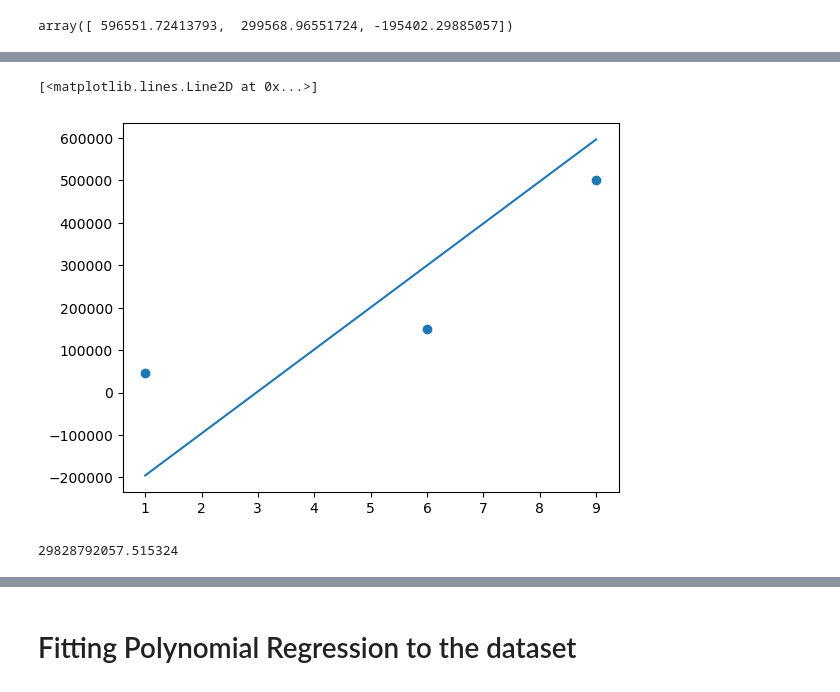
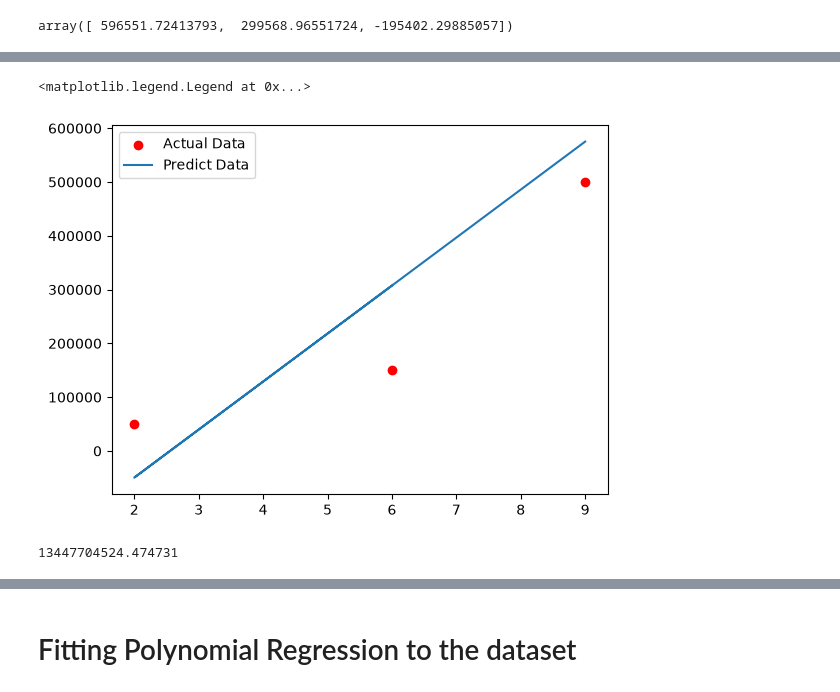
Before and after one commit to Jarvish1xyz/Sem-5, a Jupyter notebook: ML/Lab-5/Lab5_EMPTY.ipynb, the cells around one changed output, grey strips where cells are left out. Cells and saved outputs as stored; diff of their text form; code cells hidden in the pictures.

```diff
--- a/ML/Lab-5/Lab5_EMPTY.ipynb
+++ b/ML/Lab-5/Lab5_EMPTY.ipynb
@@ -158,3 +170,5 @@ plt.scatter(df['Level'],df['Salary'])
 # %% [markdown]
 # Splitting the dataset into the Training set and Test set
+# %%
+xTrain, xTest, yTrain, yTest = train_test_split(x, y, test_size=0.3, random_state=42)
 # %%
@@ -170,0 +183,4 @@ LinearRegression()
+# %%
+model = LinearRegression()
+# %%
+model.fit(xTrain, yTrain)
@@ -171,2 +189,5 @@ LinearRegression()
 # %% [markdown]
 # Predict the x_test using Linear Model
+# %%
+yPredict = model.predict(xTest)
+yPredict
@@ -184,10 +212,13 @@ array([ 596551.72413793,  299568.96551724, -195402.29885057])
 # %%
+plt.scatter(xTest, yTest, color="Red", label="Actual Data")
+plt.plot(xTest, yPredict, label="Predict Data")
+plt.legend()
 # %% [output]
-[<matplotlib.lines.Line2D at 0x...>]
+<matplotlib.legend.Legend at 0x...>
-[figure, old version]
+[figure, new version]
 # %%
 from sklearn.metrics import mean_squared_error
 # %%
-mean_squared_error(y_test,y_predict)
+mean_squared_error(yTest,yPredict)
 # %% [output]
-29828792057.515324
+13447704524.474731
```
Also changed, not shown: parts of 18 cells of this notebook, 1 other file.
